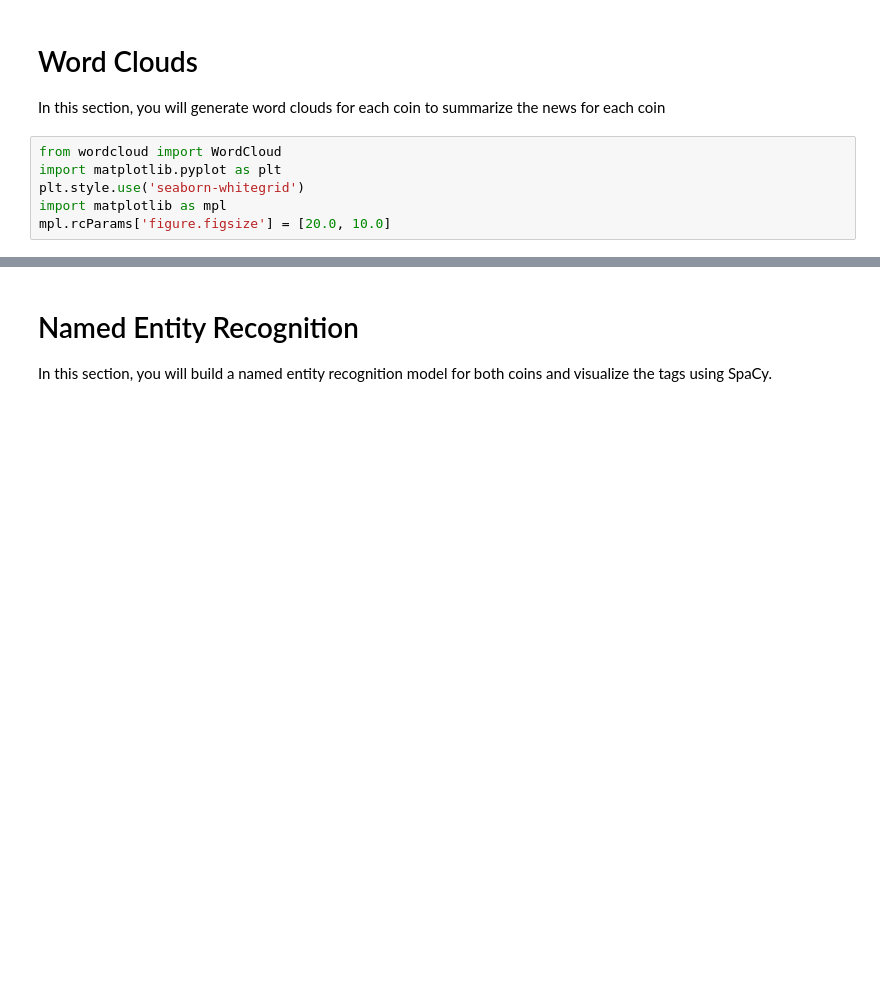
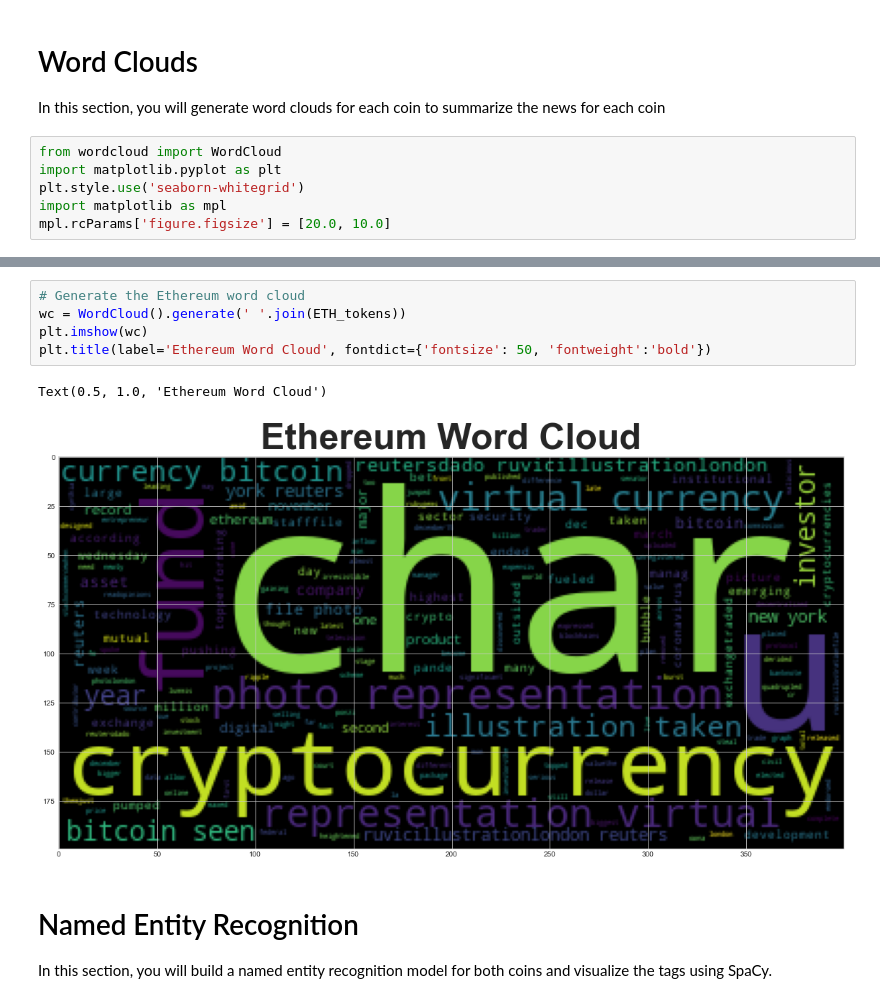
Before and after one commit to dstroe/homework12, a Jupyter notebook: crypto_sentiment.ipynb, the cells around one changed output, grey strips where cells are left out. Cells and saved outputs as stored; diff of their text form; blank space fills up the shorter version.

```diff
--- a/crypto_sentiment.ipynb
+++ b/crypto_sentiment.ipynb
@@ -353,3 +371,11 @@ mpl.rcParams['figure.figsize'] = [20.0, 10.0]
+# %%
+# Generate the Ethereum word cloud
+wc = WordCloud().generate(' '.join(ETH_tokens))
+plt.imshow(wc)
+plt.title(label='Ethereum Word Cloud', fontdict={'fontsize': 50, 'fontweight':'bold'})
+# %% [output]
+Text(0.5, 1.0, 'Ethereum Word Cloud')
+[figure, added]
 # %% [markdown]
 # Named Entity Recognition
 
```
Also changed, not shown: parts of 17 cells of this notebook.
